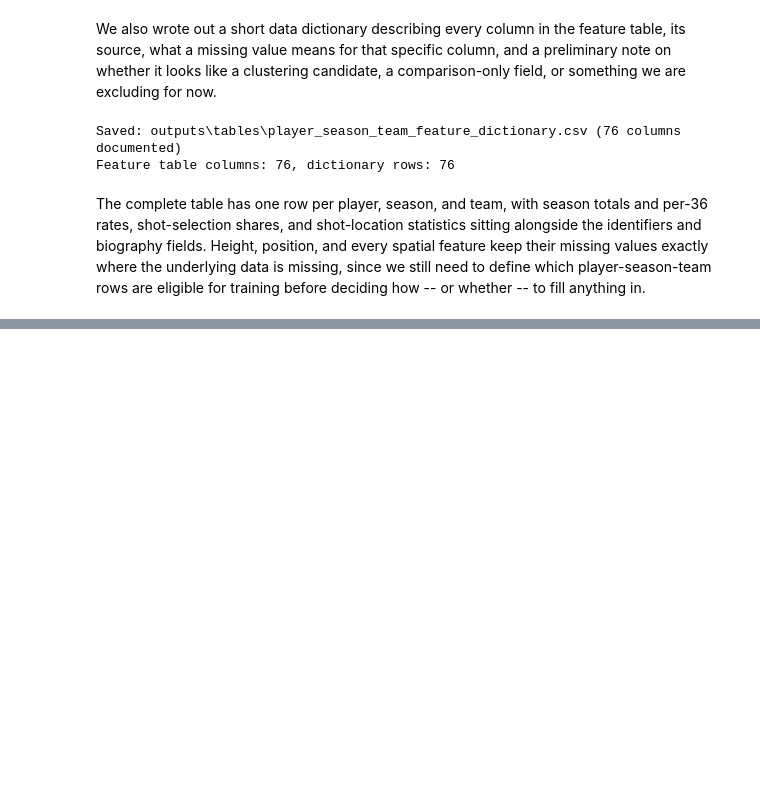
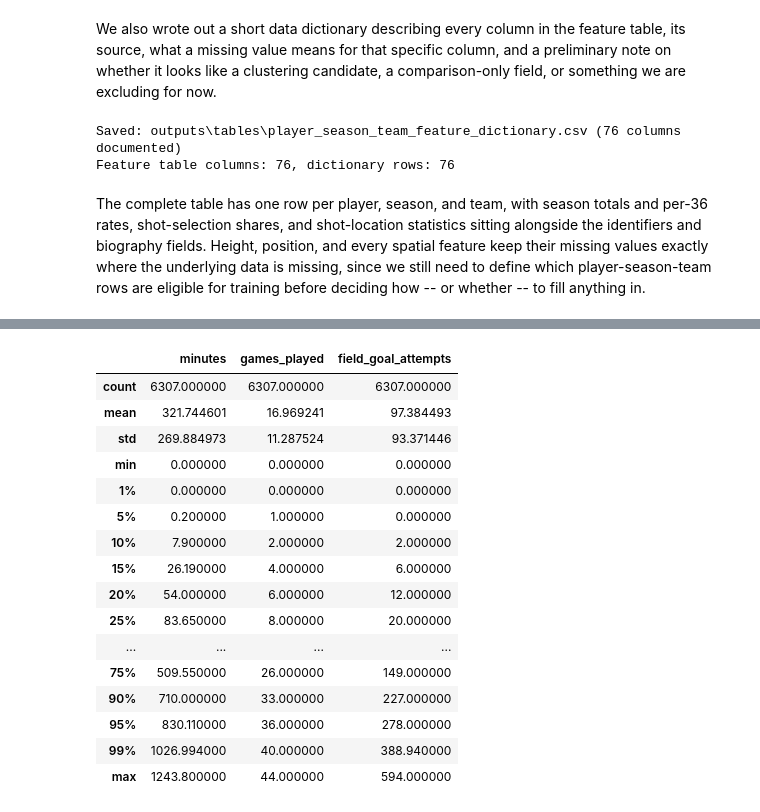
Before and after one commit to DoronWolinsky/Yuval-and-Doron-s-final-project---EuroLeague-player-roles, a Jupyter notebook: notebooks/EuroLeague_Player_Roles_Project.ipynb, the cells around one changed output, grey strips where cells are left out. Cells and saved outputs as stored; diff of their text form; code cells hidden in the pictures; blank space fills up the shorter version.

```diff
--- a/notebooks/EuroLeague_Player_Roles_Project.ipynb
+++ b/notebooks/EuroLeague_Player_Roles_Project.ipynb
@@ -997,0 +1007,23 @@ fill anything in.
+# %%
+participation_percentiles = features[["minutes", "games_played", "field_goal_attempts"]].describe(
+    percentiles=[.01, .05, .1, .15, .2, .25, .3, .4, .5, .75, .9, .95, .99]
+)
+participation_percentiles
+# %% [output]
+|  | minutes | games_played | field_goal_attempts |
+| count | 6307.000000 | 6307.000000 | 6307.000000 |
+| mean | 321.744601 | 16.969241 | 97.384493 |
+| std | 269.884973 | 11.287524 | 93.371446 |
+| min | 0.000000 | 0.000000 | 0.000000 |
+| 1% | 0.000000 | 0.000000 | 0.000000 |
+| 5% | 0.200000 | 1.000000 | 0.000000 |
+| 10% | 7.900000 | 2.000000 | 2.000000 |
+| 15% | 26.190000 | 4.000000 | 6.000000 |
+| 20% | 54.000000 | 6.000000 | 12.000000 |
+| 25% | 83.650000 | 8.000000 | 20.000000 |
+| ... | ... | ... | ... |
+| 75% | 509.550000 | 26.000000 | 149.000000 |
+| 90% | 710.000000 | 33.000000 | 227.000000 |
+| 95% | 830.110000 | 36.000000 | 278.000000 |
+| 99% | 1026.994000 | 40.000000 | 388.940000 |
+| max | 1243.800000 | 44.000000 | 594.000000 |
```
Also changed, not shown: parts of 16 cells of this notebook, 5 other files.
